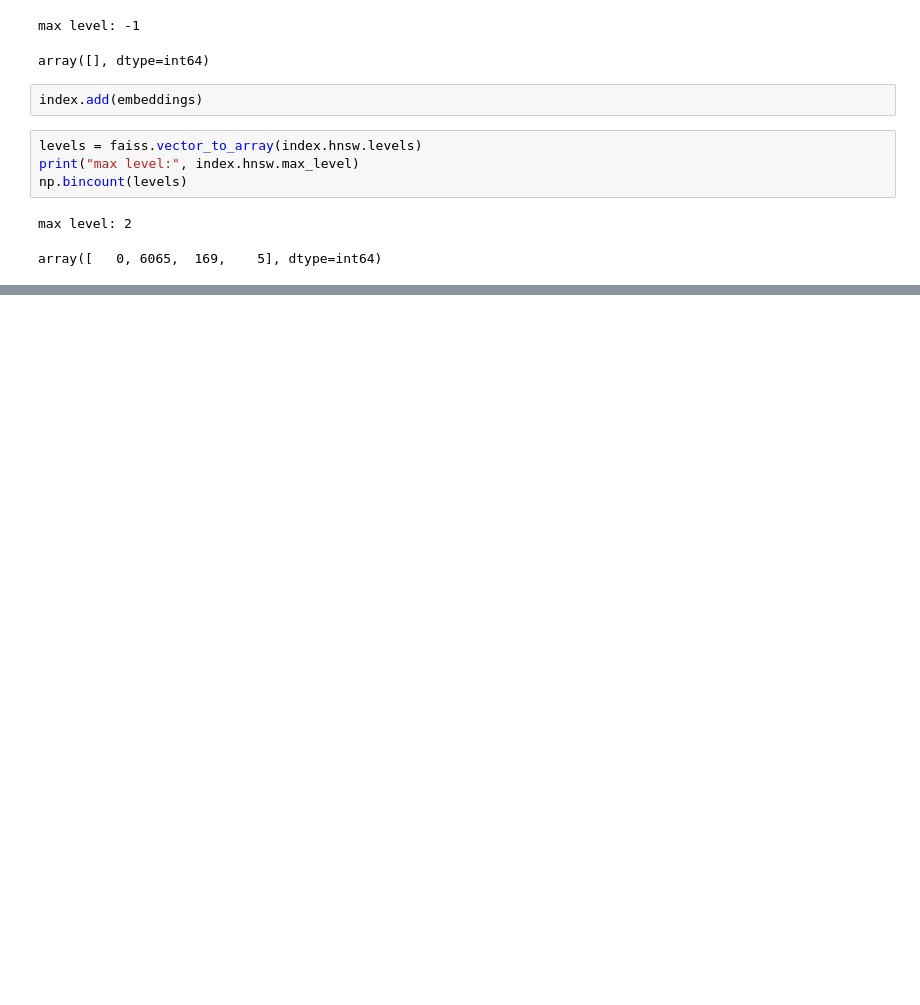
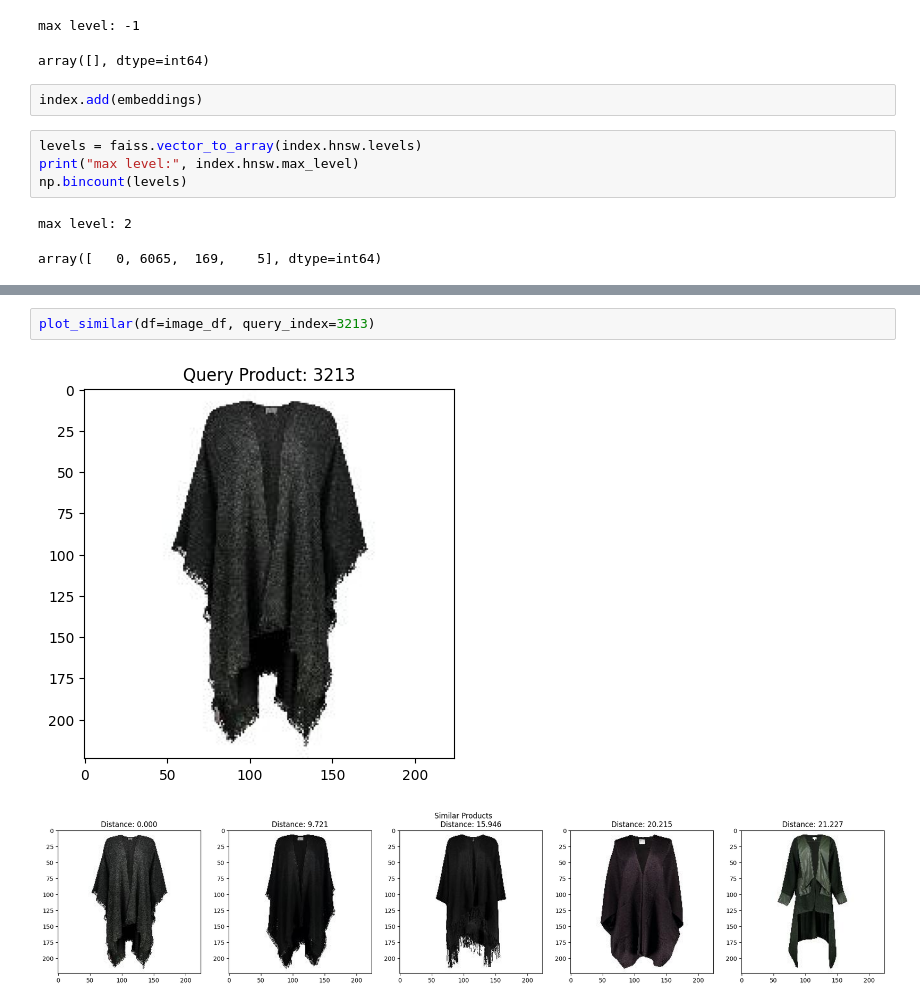
Before and after one commit to guilherme-alves-silve/vector-database-algorithm, a Jupyter notebook: notebooks/4_hnsw_similarity_search.ipynb, the cells around one changed output, grey strips where cells are left out. Drawn from its saved outputs; the diff is of its cells as text; blank space fills up the shorter version.

```diff
--- a/notebooks/4_hnsw_similarity_search.ipynb
+++ b/notebooks/4_hnsw_similarity_search.ipynb
@@ -302,0 +313,5 @@ def plot_similar(df: pd.DataFrame, query_index: int, k=5):
+# %%
+plot_similar(df=image_df, query_index=3213)
+# %% [output]
+[figure, added]
+[figure, added]
```
Also changed, not shown: parts of 12 cells of this notebook, 3 other files.
